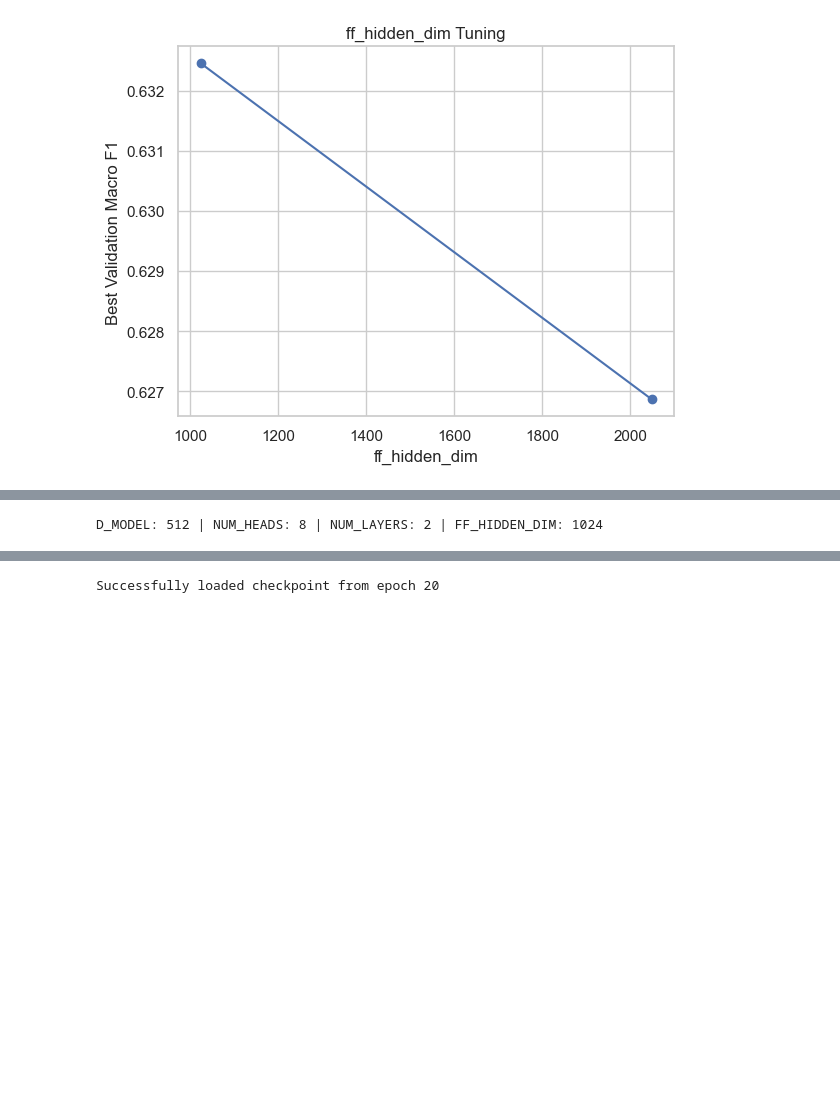
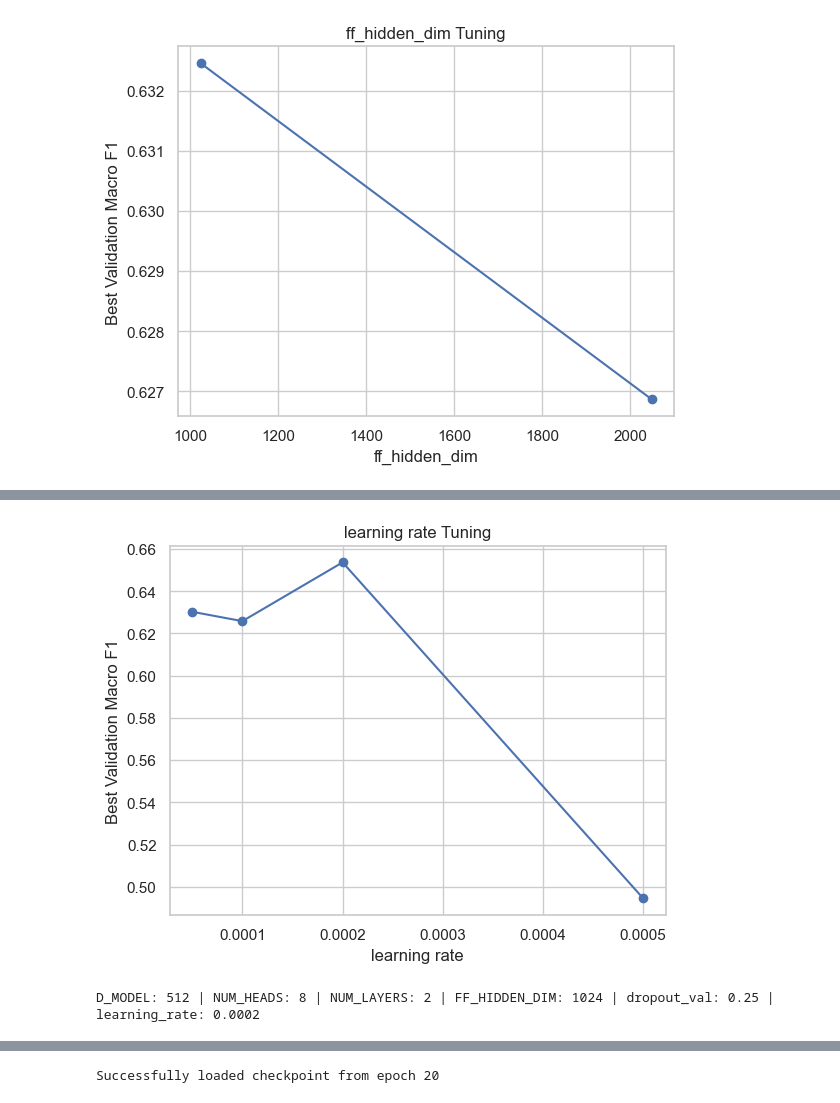
Before and after one commit to MLGroup28/financial_text_sentiment_analysis, a Jupyter notebook: financial_text_sentiment_analysis.ipynb, the cells around one changed output, grey strips where cells are left out. Saved outputs shown, nothing was run; the diff lists cells and outputs as text; code cells hidden in the pictures; blank space fills up the shorter version.

```diff
--- a/financial_text_sentiment_analysis.ipynb
+++ b/financial_text_sentiment_analysis.ipynb
@@ -874,0 +931,39 @@ Epoch 15/15 | Loss: 0.4292 | Acc: 0.8326 | Val Loss: 1.2672 | Val Acc: 0.6866 |
+# %%
+# tuning learning_rate
+
+if not hyperparameter_tuning:
+    raise SystemExit("Not hyperparamtere tuning.")
+
+results = {}
+
+
+for lr in [5e-5, 1e-4, 2e-4, 5e-4]:
+    print(f"\nTraining with learning rate = {lr}")
+
+
+    learning_rate = lr
+
+    model = FinancialTransformer(
+        vocab_size=VOCAB_SIZE,
+        d_model=D_MODEL,
+        num_heads=NUM_HEADS,
+        num_layers=NUM_LAYERS,
+        ff_hidden_dim=FF_HIDDEN_DIM,
+        max_len=MAX_LEN,
+        num_classes=NUM_CLASSES
+    )
+
+    history = train_model(model, train_loader, val_loader, epochs)
+    best_f1 = max(history['val_macro_f1'])
+    results[lr] = best_f1
+
+
+plt.figure()
+plt.plot(list(results.keys()), list(results.values()), marker='o')
+plt.xlabel("learning rate")
+plt.ylabel("Best Validation Macro F1")
+plt.title("learning rate Tuning")
+plt.show()
+
+learning_rate = max(results, key=results.get)
+# %% [output]
@@ -875,10 +987,9 @@ Epoch 15/15 | Loss: 0.4292 | Acc: 0.8326 | Val Loss: 1.2672 | Val Acc: 0.6866 |
+[figure, added]
 # %%
-if not hyperparameter_tuning:
-    raise SystemExit("Not hyperparamtere tuning.")
 
-print(f'D_MODEL: {D_MODEL} | NUM_HEADS: {NUM_HEADS} | NUM_LAYERS: {NUM_LAYERS} | FF_HIDDEN_DIM: {FF_HIDDEN_DIM}')
+print(f'D_MODEL: {D_MODEL} | NUM_HEADS: {NUM_HEADS} | NUM_LAYERS: {NUM_LAYERS} | FF_HIDDEN_DIM: {FF_HIDDEN_DIM} | dropout_val: {dropout_val} | learning_rate: {learning_rate}')
 # %% [output]
-D_MODEL: 512 | NUM_HEADS: 8 | NUM_LAYERS: 2 | FF_HIDDEN_DIM: 1024
+D_MODEL: 512 | NUM_HEADS: 8 | NUM_LAYERS: 2 | FF_HIDDEN_DIM: 1024 | dropout_val: 0.25 | learning_rate: 0.0002
 # %%
 model = FinancialTransformer(
     vocab_size=VOCAB_SIZE,
```
Also changed, not shown: parts of 10 cells of this notebook.
